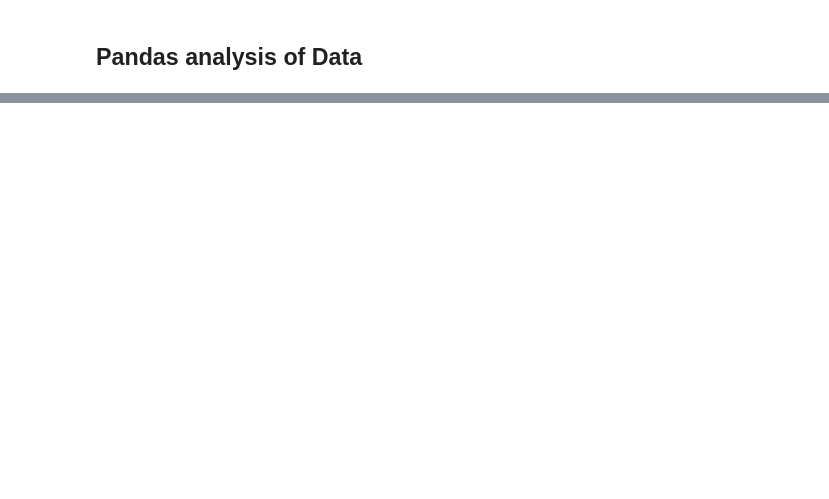
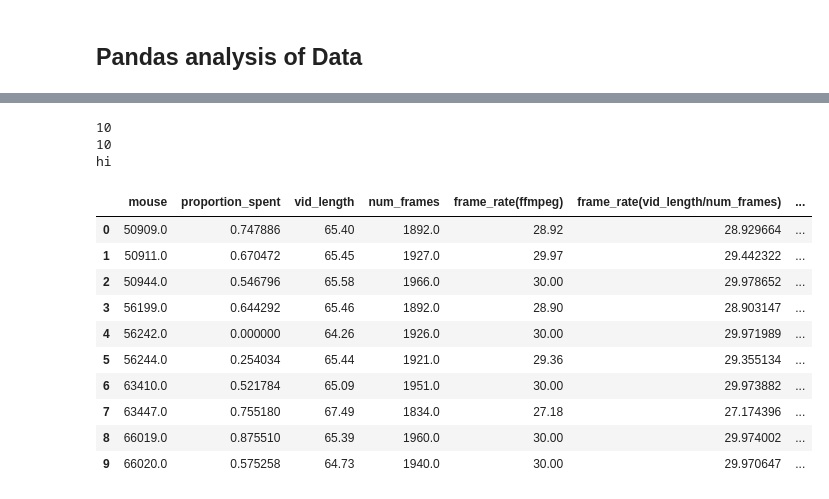
Before and after one commit to vjann/DLC, a Jupyter notebook: notebooks/watermaze.ipynb, the cells around one changed output, grey strips where cells are left out. Drawn from its saved outputs; the diff is of its cells as text; code cells hidden in the pictures; blank space fills up the shorter version.

Commit message:
data notebooks

```diff
--- a/notebooks/watermaze.ipynb
+++ b/notebooks/watermaze.ipynb
@@ -667,14 +678,24 @@ def inRightQuadrant(row):
     if 182*x + 219*y - 142686 > 0 and 432*x - 347*y - 77046 < 0:
         return 1
     return 0
+def inRightQuadrant2(row):
+    x = row['x']
+    y = row['y']
+    if 777*x - 625*y - 436029 < 0 and 646*x + 781*y - 1069355 > 0:
+        return 1
+    return 0
+v2_indexes = [2, 4, 6, 8, 9]
 proportion_spent = []
-for df in dfs:
-#     df.plot(kind='scatter', x = 'x', y= 'y')
-    df['rightQuadrant'] = df.apply(inRightQuadrant, axis=1)
+for i in range(len(dfs)):
+#     dfs[i].plot(kind='scatter', x = 'x', y= 'y')
+    if i in v2_indexes:
+        dfs[i]['rightQuadrant'] = dfs[i].apply(inRightQuadrant2, axis=1)
+    else:
+        dfs[i]['rightQuadrant'] = dfs[i].apply(inRightQuadrant, axis=1)
 
-#     df[df['rightQuadrant']].plot(kind='scatter', x = 'x', y= 'y')
-    df.reset_index().plot(kind='scatter', x='index', y='rightQuadrant')
-    proportion_spent.append(np.sum(df['rightQuadrant']) / df.shape[0])
+#     dfs[i][dfs[i]['rightQuadrant']].plot(kind='scatter', x = 'x', y= 'y')
+#     df.reset_index().plot(kind='scatter', x='index', y='rightQuadrant')
+    proportion_spent.append(np.sum(dfs[i]['rightQuadrant']) / dfs[i].shape[0])
 print(proportion_spent)
 # %% [output]
 coords           x           y  likelihood  rightQuadrant
@@ -702,6 +716,27 @@ See the caveats in the documentation: http://pandas.pydata.org/pandas-docs/stabl
 # %%
-x = zip(dfs, times, mouse_number, proportion_spent)
-
-df = pd.DataFrame(np.array([mouse_number, proportion_spent, times]).T, columns=["mouse", "proportion_spent", "vid_length"])
+x = zip(dfs, times, mouse_number, proportion_spent, frame_rate)
+print(len(frames))
+print(len(frame_rate))
+df = pd.DataFrame(np.array([mouse_number, proportion_spent, times, frames, frame_rate]).T, columns=["mouse", "proportion_spent", "vid_length", 'num_frames', 'frame_rate(ffmpeg)'])
+print('hi')
+df['frame_rate(vid_length/num_frames)'] = df['num_frames'].values / df['vid_length'].values
 df['time_spent'] = df['vid_length'].values * df['proportion_spent'].values
 df.to_csv(r"C:\Users\vjj14\Desktop\DeepLabCut\watermaze-vj-2019-07-02\watermaze.csv")
+# %% [output]
+10
+10
+hi
+# %%
+df
+# %% [output]
+|  | mouse | proportion_spent | vid_length | num_frames | frame_rate(ffmpeg) | frame_rate(vid_length/num_frames) | ... |
+| 0 | 50909.0 | 0.747886 | 65.40 | 1892.0 | 28.92 | 28.929664 | ... |
+| 1 | 50911.0 | 0.670472 | 65.45 | 1927.0 | 29.97 | 29.442322 | ... |
+| 2 | 50944.0 | 0.546796 | 65.58 | 1966.0 | 30.00 | 29.978652 | ... |
+| 3 | 56199.0 | 0.644292 | 65.46 | 1892.0 | 28.90 | 28.903147 | ... |
+| 4 | 56242.0 | 0.000000 | 64.26 | 1926.0 | 30.00 | 29.971989 | ... |
+| 5 | 56244.0 | 0.254034 | 65.44 | 1921.0 | 29.36 | 29.355134 | ... |
+| 6 | 63410.0 | 0.521784 | 65.09 | 1951.0 | 30.00 | 29.973882 | ... |
+| 7 | 63447.0 | 0.755180 | 67.49 | 1834.0 | 27.18 | 27.174396 | ... |
+| 8 | 66019.0 | 0.875510 | 65.39 | 1960.0 | 30.00 | 29.974002 | ... |
+| 9 | 66020.0 | 0.575258 | 64.73 | 1940.0 | 30.00 | 29.970647 | ... |
```
Also changed, not shown: parts of 19 cells of this notebook, 5 other files.
